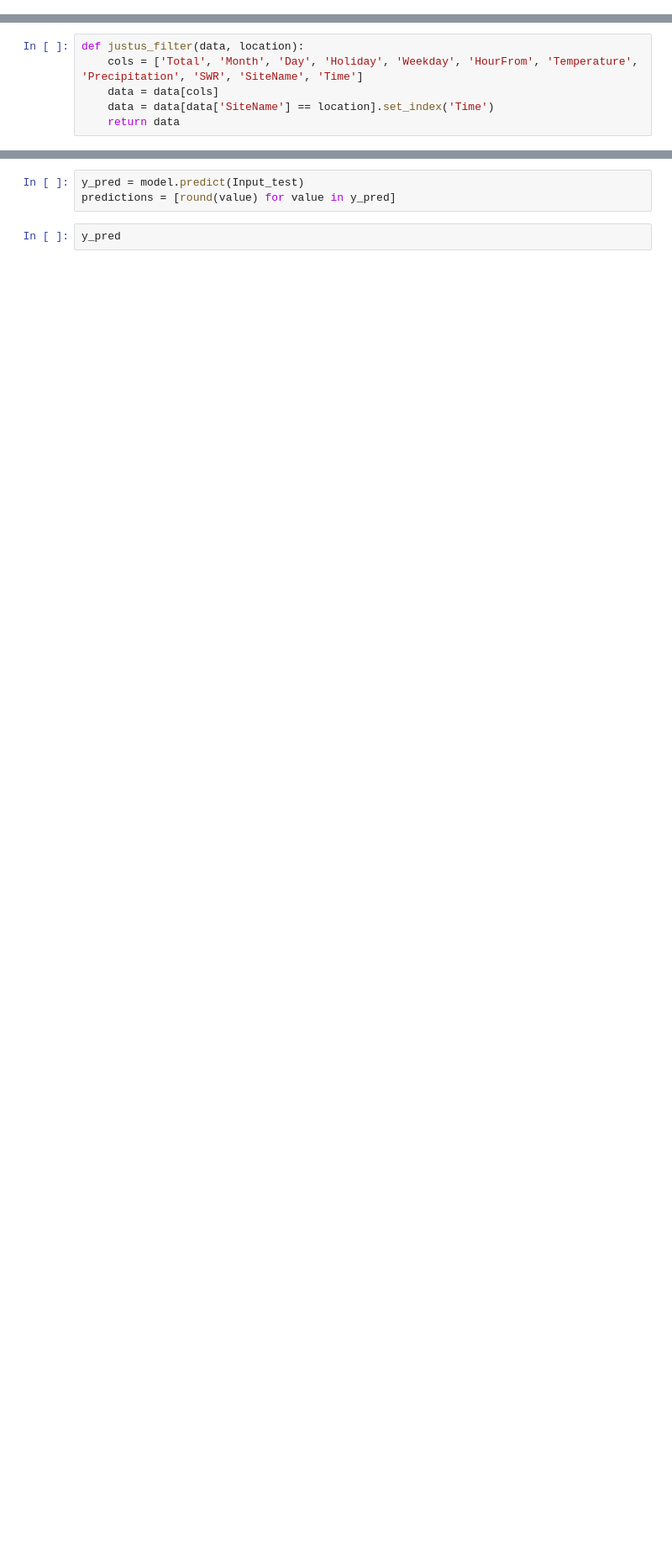
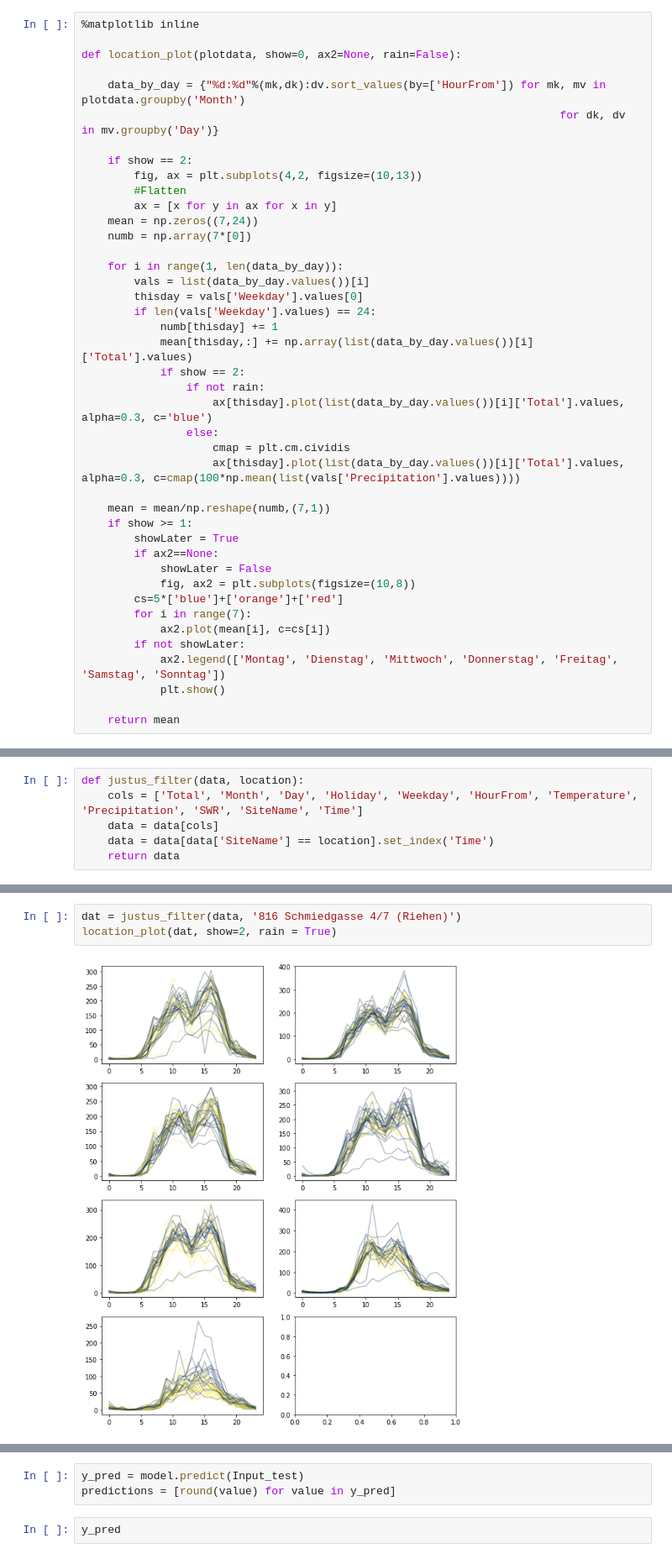
Before and after one commit to 1b15/walk-flow, a Jupyter notebook: data_analysis.ipynb, the cells around one changed output, grey strips where cells are left out. Shown: that part at 84% size. Saved outputs shown, nothing was run; the diff lists cells and outputs as text; blank space fills up the shorter version.

```diff
--- a/data_analysis.ipynb
+++ b/data_analysis.ipynb
@@ -179,6 +181,48 @@ def create_classification_samples(data, group):
     y_train = [group] * len(X_train)
     y_test = [group] * len(X_test)
     return X_train, X_test, y_train, y_test
+# %%
+%matplotlib inline
+
+def location_plot(plotdata, show=0, ax2=None, rain=False):
+
+    data_by_day = {"%d:%d"%(mk,dk):dv.sort_values(by=['HourFrom']) for mk, mv in plotdata.groupby('Month')
+                                                                         for dk, dv in mv.groupby('Day')}
+
+    if show == 2:
+        fig, ax = plt.subplots(4,2, figsize=(10,13))
+        #Flatten
+        ax = [x for y in ax for x in y]
+    mean = np.zeros((7,24))
+    numb = np.array(7*[0])
+
+    for i in range(1, len(data_by_day)):
+        vals = list(data_by_day.values())[i]
+        thisday = vals['Weekday'].values[0]
+        if len(vals['Weekday'].values) == 24:
+            numb[thisday] += 1
+            mean[thisday,:] += np.array(list(data_by_day.values())[i]['Total'].values)
+            if show == 2:
+                if not rain:
+                    ax[thisday].plot(list(data_by_day.values())[i]['Total'].values, alpha=0.3, c='blue')
+                else:
+                    cmap = plt.cm.cividis
+                    ax[thisday].plot(list(data_by_day.values())[i]['Total'].values, alpha=0.3, c=cmap(100*np.mean(list(vals['Precipitation'].values))))
+
+    mean = mean/np.reshape(numb,(7,1))
+    if show >= 1:
+        showLater = True
+        if ax2==None:
+            showLater = False
+            fig, ax2 = plt.subplots(figsize=(10,8))
+        cs=5*['blue']+['orange']+['red']
+        for i in range(7):
+            ax2.plot(mean[i], c=cs[i])
+        if not showLater:
+            ax2.legend(['Montag', 'Dienstag', 'Mittwoch', 'Donnerstag', 'Freitag', 'Samstag', 'Sonntag'])
+            plt.show()
+
+    return mean
 # %%
 holiday_df = get_holiday_data()
 #weather_data = (import_weather_data()
@@ -213,0 +241,5 @@ justus_filter(data, '802 Klybeckstrasse 113/Kirche')
+# %%
+dat = justus_filter(data, '816 Schmiedgasse 4/7 (Riehen)')
+location_plot(dat, show=2, rain = True)
+# %% [output]
+[figure, added]
```
Also changed, not shown: parts of 9 cells of this notebook, 2 other files.
